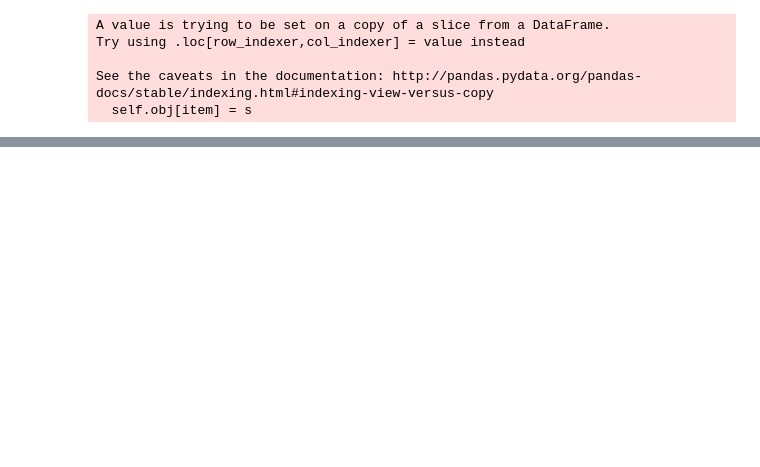
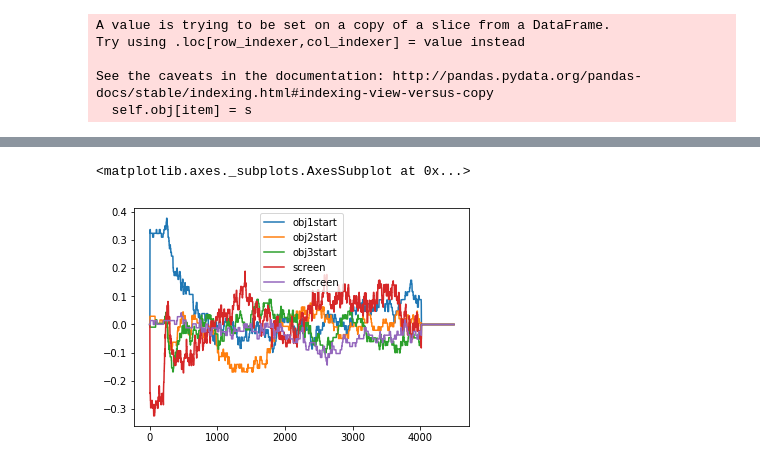
Before and after one commit to donnajobridge/data_visualizations, a Jupyter notebook: domcue/domcue_read_eye_data.ipynb, the cells around one changed output, grey strips where cells are left out. Cells and saved outputs as stored; diff of their text form; code cells hidden in the pictures; blank space fills up the shorter version.

```diff
--- a/domcue/domcue_read_eye_data.ipynb
+++ b/domcue/domcue_read_eye_data.ipynb
@@ -409,0 +517,7 @@ subcleandf.to_csv(fname)
+# %%
+actdif = actrestudyprops-actstudyprops
+# %%
+actdif[objlist].plot()
+# %% [output]
+<matplotlib.axes._subplots.AxesSubplot at 0x...>
+[figure, added]
```
Also changed, not shown: parts of 16 cells of this notebook, 43 other files.
